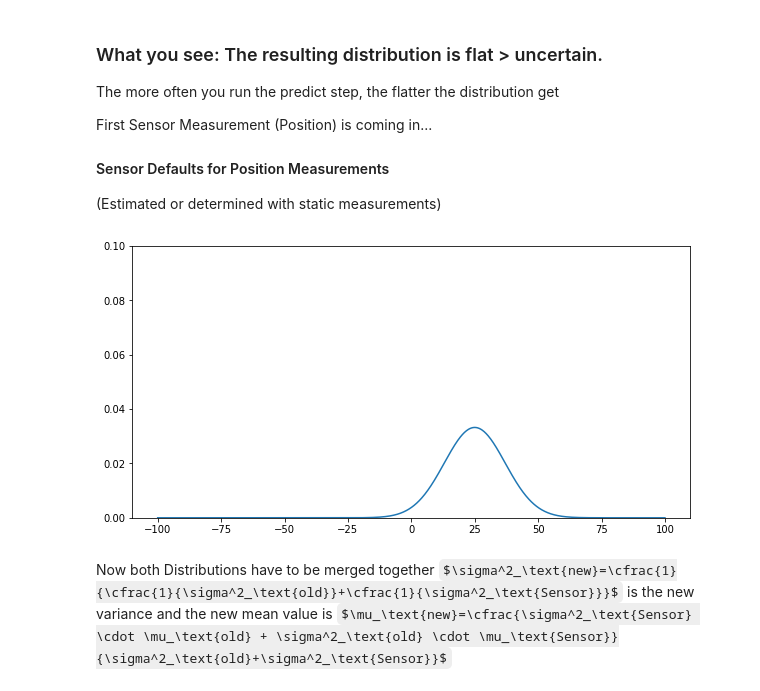
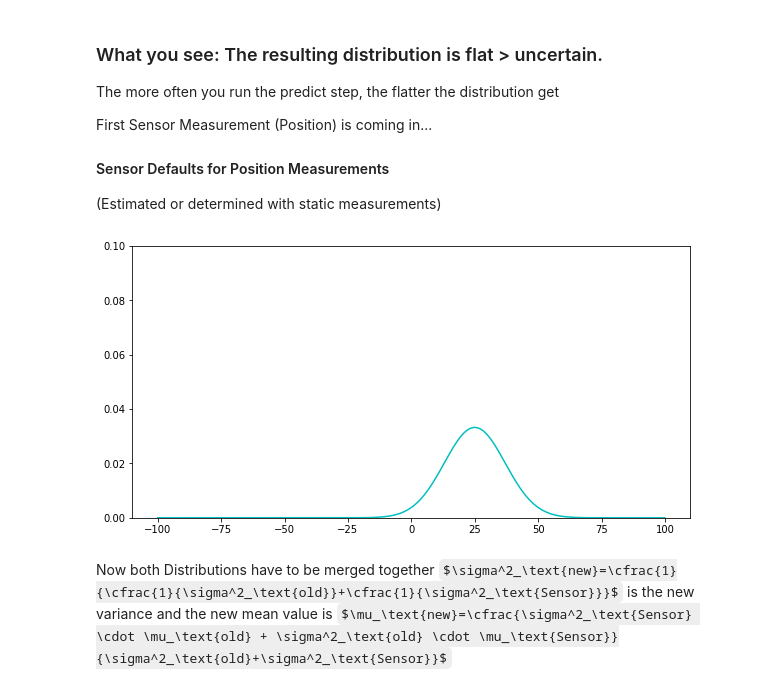
Before and after one commit to alanexplorer/Robotic-Algorithm-Tutorial, a Jupyter notebook: kalmanFIlter.ipynb, the cells around one changed output. Drawn from its saved outputs; the diff is of its cells as text; code cells hidden in the pictures; some formulas as TeX source.

```diff
--- a/kalmanFIlter.ipynb
+++ b/kalmanFIlter.ipynb
@@ -151,10 +151,10 @@ meanSensor = 25.0
 varSensor  = 12.0
 # %%
 plt.figure(figsize=(fw,5))
-plt.plot(x,scs.norm.pdf(x, meanSensor, varSensor))
+plt.plot(x,scs.norm.pdf(x, meanSensor, varSensor), 'c')
 plt.ylim(0, 0.1);
 # %% [output]
-[figure, old version]
+[figure, new version]
 # %% [markdown]
 Now both Distributions have to be merged together
 $\sigma^2_\text{new}=\cfrac{1}{\cfrac{1}{\sigma^2_\text{old}}+\cfrac{1}{\sigma^2_\text{Sensor}}}$ is the new variance and the new mean value is $\mu_\text{new}=\cfrac{\sigma^2_\text{Sensor} \cdot \mu_\text{old} + \sigma^2_\text{old} \cdot \mu_\text{Sensor}}{\sigma^2_\text{old}+\sigma^2_\text{Sensor}}$
```
Also changed, not shown: parts of 91 cells of this notebook, 2 other files.
